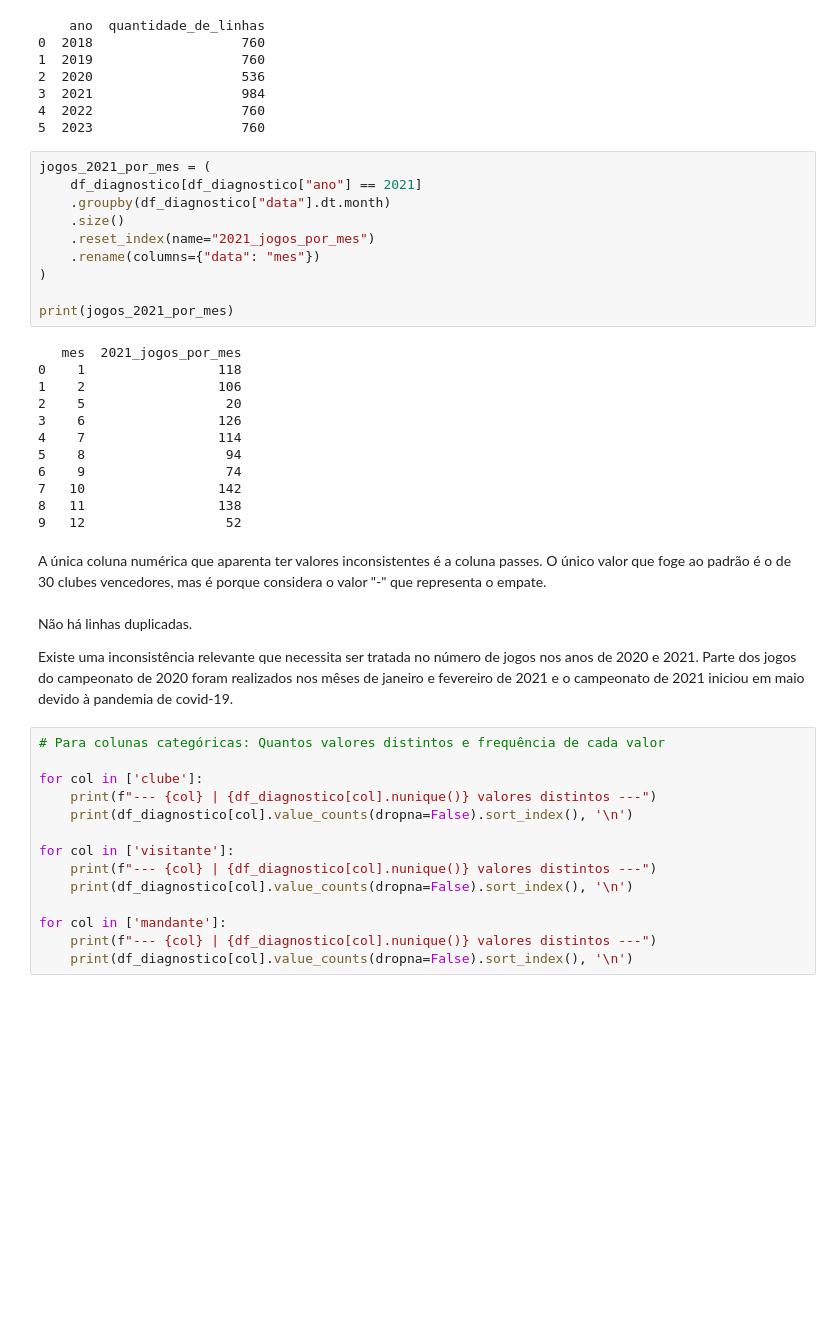
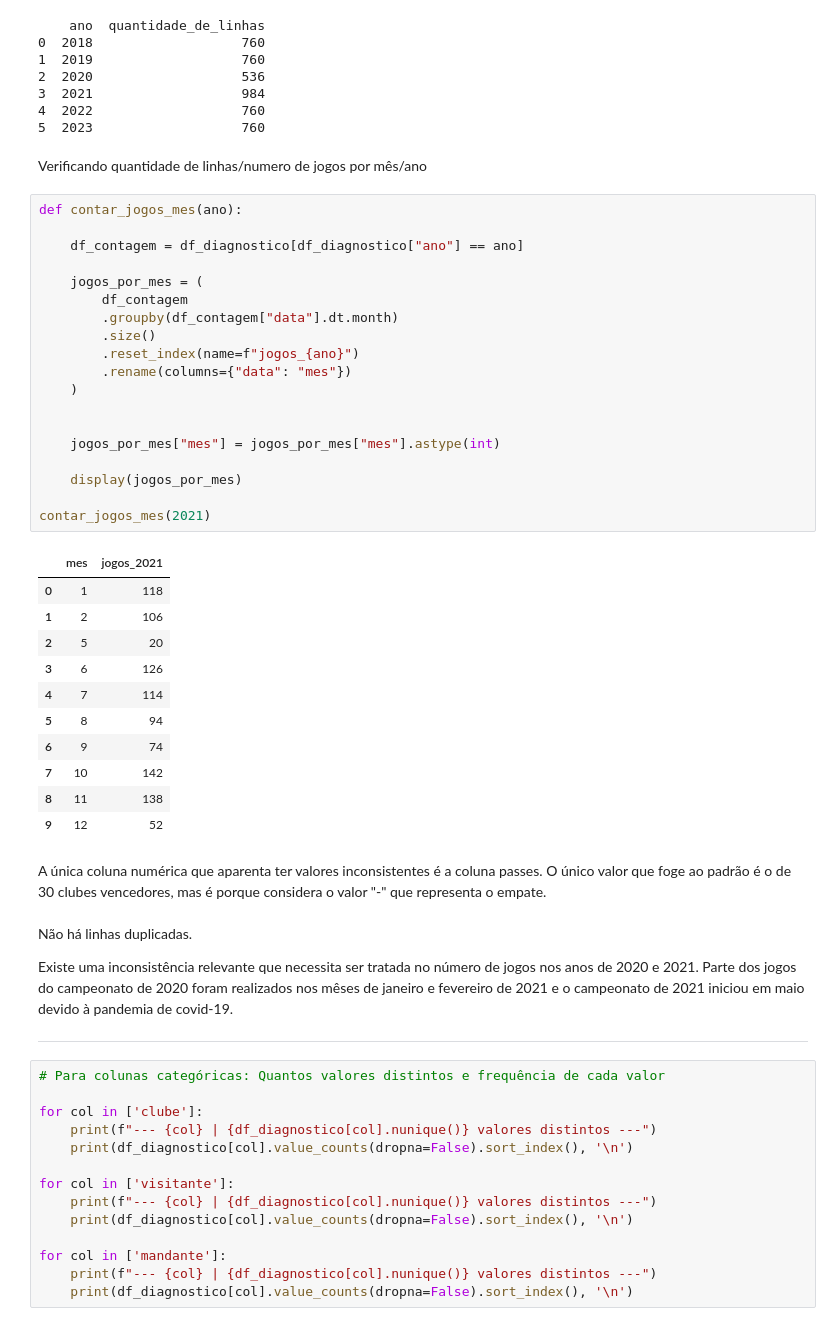
Before and after one commit to CharleneSantos/Caixaverso-FC5, a Jupyter notebook: notebooks/analises.ipynb, the cells around one changed output. Drawn from its saved outputs; the diff is of its cells as text; blank space fills up the shorter version.

```diff
--- a/notebooks/analises.ipynb
+++ b/notebooks/analises.ipynb
@@ -253,34 +371,48 @@ print(jogos_por_ano)
 3  2021                   984
 4  2022                   760
 5  2023                   760
+# %% [markdown]
+Verificando quantidade de linhas/numero de jogos por mês/ano
 # %%
-jogos_2021_por_mes = (
-    df_diagnostico[df_diagnostico["ano"] == 2021]
-    .groupby(df_diagnostico["data"].dt.month)
-    .size()
-    .reset_index(name="2021_jogos_por_mes")
-    .rename(columns={"data": "mes"})
-)
+def contar_jogos_mes(ano):
 
-print(jogos_2021_por_mes)
+    df_contagem = df_diagnostico[df_diagnostico["ano"] == ano]
+
+    jogos_por_mes = (
+        df_contagem
+        .groupby(df_contagem["data"].dt.month)
+        .size()
+        .reset_index(name=f"jogos_{ano}")
+        .rename(columns={"data": "mes"})
+    )
+
+
+    jogos_por_mes["mes"] = jogos_por_mes["mes"].astype(int)
+
+    display(jogos_por_mes)
+
+contar_jogos_mes(2021)
 # %% [output]
-   mes  2021_jogos_por_mes
-0    1                 118
-1    2                 106
-2    5                  20
-3    6                 126
-4    7                 114
-5    8                  94
-6    9                  74
-7   10                 142
-8   11                 138
-9   12                  52
+|  | mes | jogos_2021 |
+| 0 | 1 | 118 |
+| 1 | 2 | 106 |
+| 2 | 5 | 20 |
+| 3 | 6 | 126 |
+| 4 | 7 | 114 |
+| 5 | 8 | 94 |
+| 6 | 9 | 74 |
+| 7 | 10 | 142 |
+| 8 | 11 | 138 |
+| 9 | 12 | 52 |
 # %% [markdown]
+
 A única coluna numérica que aparenta ter valores inconsistentes é a coluna passes.
 O único valor que foge ao padrão é o de 30 clubes vencedores, mas é porque considera o valor "-" que representa o empate.
 <br><br>Não há linhas duplicadas.
 
 Existe uma inconsistência relevante que necessita ser tratada no número de jogos nos anos de 2020 e 2021. Parte dos jogos do campeonato de 2020 foram realizados nos mêses de janeiro e fevereiro de 2021 e o campeonato de 2021 iniciou em maio devido à pandemia de covid-19.
+
+<hr />
 # %%
 # Para colunas categóricas: Quantos valores distintos e frequência de cada valor
 
```
Also changed, not shown: parts of 41 cells of this notebook, 1 other file.
